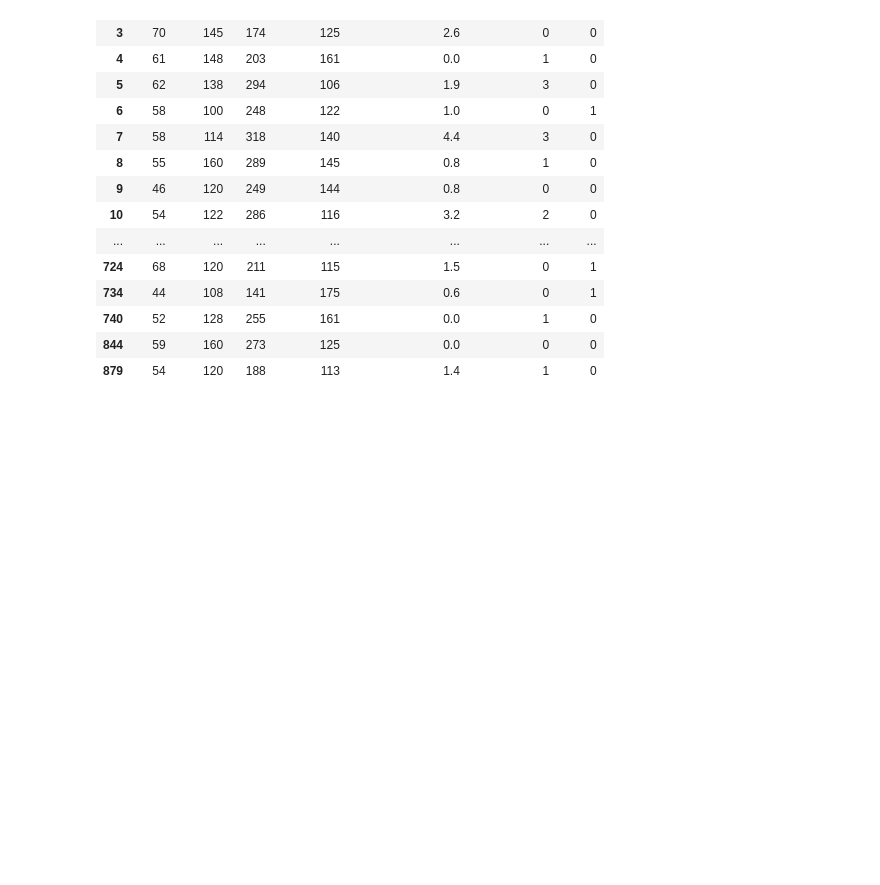
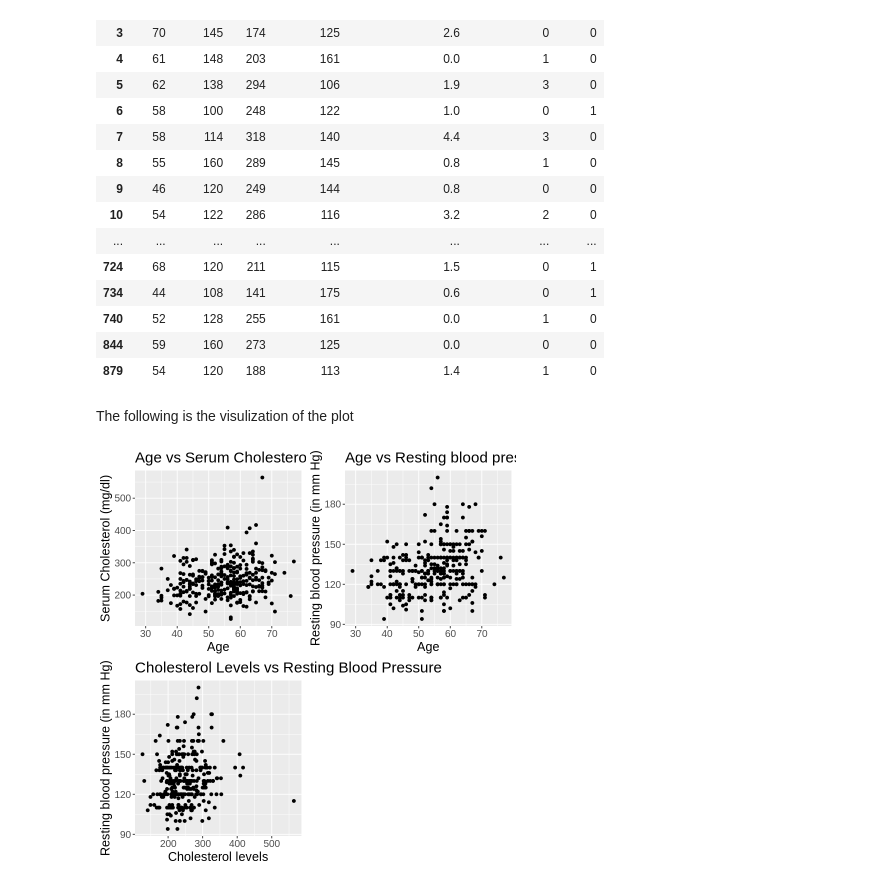
Before and after one commit to GeneRevo/DSCI100-007-Group10, a Jupyter notebook: Copy_of_Final_Project.ipynb, the cells around one changed output. Saved outputs shown, nothing was run; the diff lists cells and outputs as text; code cells hidden in the pictures; blank space fills up the shorter version.

```diff
--- a/Copy_of_Final_Project.ipynb
+++ b/Copy_of_Final_Project.ipynb
@@ -176,3 +180,33 @@ A data.frame: 302 × 7
 | 740 | 52 | 128 | 255 | 161 | 0.0 | 1 | 0 |
 | 844 | 59 | 160 | 273 | 125 | 0.0 | 0 | 0 |
 | 879 | 54 | 120 | 188 | 113 | 1.4 | 1 | 0 |
+# %% [markdown]
+The following is the visulization of the plot
+# %%
+
+
+age_vs_chol <- heart_data_numbercial %>%
+    ggplot(aes(x = age, y = chol )) +
+    geom_point() +
+    ggtitle("Age vs Serum Cholesterol") +
+    labs(x = "Age", y = "Serum Cholesterol (mg/dl)") +
+    theme(text = element_text(size = 15))
+#relation between age, resting blood pressure
+age_vs_trestbps <- heart_data_numbercial %>%
+    ggplot(aes(x = age, y = restbps  )) +
+    geom_point() +
+    ggtitle("Age vs Resting blood pressure") +
+    labs(x = "Age", y = "Resting blood pressure (in mm Hg)") +
+    theme(text = element_text(size = 15))
+
+#relation between cholesterol levels, resting blood pressure
+chol_vs_trestbps <-heart_data_numbercial %>%
+    ggplot(aes(x = chol, y = restbps )) +
+    geom_point() +
+    ggtitle("Cholesterol Levels vs Resting Blood Pressure ") +
+    labs(x = "Cholesterol levels", y = "Resting blood pressure (in mm Hg)") +
+    theme(text = element_text(size = 15))
+
+grid.arrange(age_vs_chol, age_vs_trestbps, chol_vs_trestbps, ncol = 2)
+# %% [output]
+[figure, added]
```
Also changed, not shown: parts of 5 cells of this notebook.
